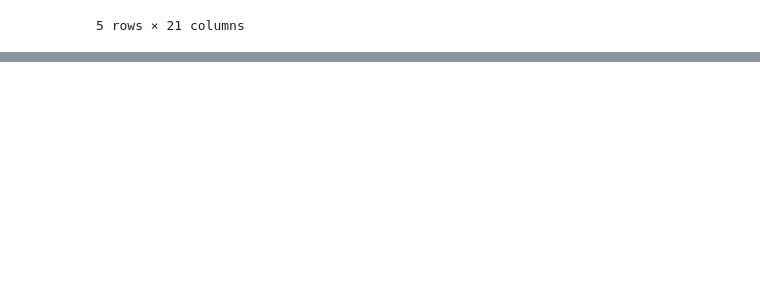
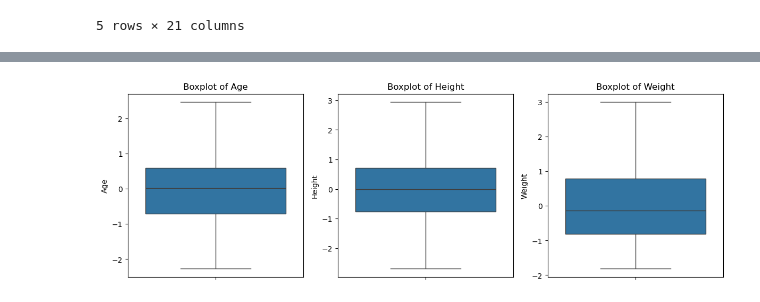
Before and after one commit to parteek020202/ObesitySense, a Jupyter notebook: Untitled.ipynb, the cells around one changed output, grey strips where cells are left out. Drawn from its saved outputs; the diff is of its cells as text; code cells hidden in the pictures; blank space fills up the shorter version.

Commit message:
obesity project

```diff
--- a/Untitled.ipynb
+++ b/Untitled.ipynb
@@ -301,3 +302,16 @@ df.head()
 | 3 | 1.0 | 0.423582 | 1.054029 | 0.015808 | 0.0 | 0.0 | 2.0 | 2.0 | 1.0 | 0.0 | ... |
 | 4 | 1.0 | -0.364507 | 0.839627 | 0.122740 | 0.0 | 0.0 | 1.0 | 0.0 | 1.0 | 0.0 | ... |
 5 rows × 21 columns
+# %%
+df_scaled_encoded = df.copy()
+df_original = pd.read_csv("ObesityDataSet_raw_and_data_sinthetic.csv")
+# %%
+#to check skewness visually
+for col in ['Age', 'Height', 'Weight']:
+    plt.figure(figsize=(6, 4))
+    sns.histplot(df[col], kde=True, bins=30)
+    plt.title(f'Distribution of {col}')
+    plt.xlabel(col)
+    plt.ylabel('Frequency')
+    plt.grid(True)
+    plt.show()
@@ -303,0 +330,6 @@ df.head()
+# %%
+from sklearn.preprocessing import PowerTransformer
+skewed_col = ["Age"]
+pt = PowerTransformer(method='yeo-johnson')
+
+df_scaled_encoded[skewed_col] = pt.fit_transform(df_scaled_encoded[skewed_col])
@@ -303,0 +418,13 @@ df.head()
+# %%
+
+numerical_cols = ['Age', 'Height', 'Weight']
+
+plt.figure(figsize=(12, 4))
+for i, col in enumerate(numerical_cols):
+    plt.subplot(1, 3, i + 1)
+    sns.boxplot(y=df_scaled_encoded[col])
+    plt.title(f'Boxplot of {col}')
+plt.tight_layout()
+plt.show()
+# %% [output]
+[figure, added]
```
Also changed, not shown: parts of 10 cells of this notebook, 2 other files.
